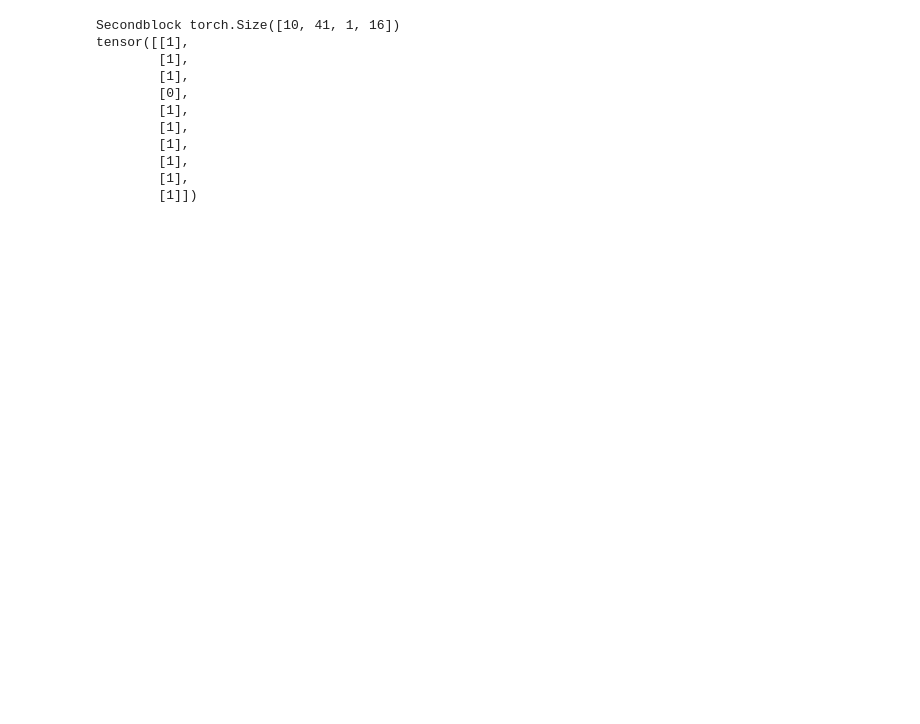
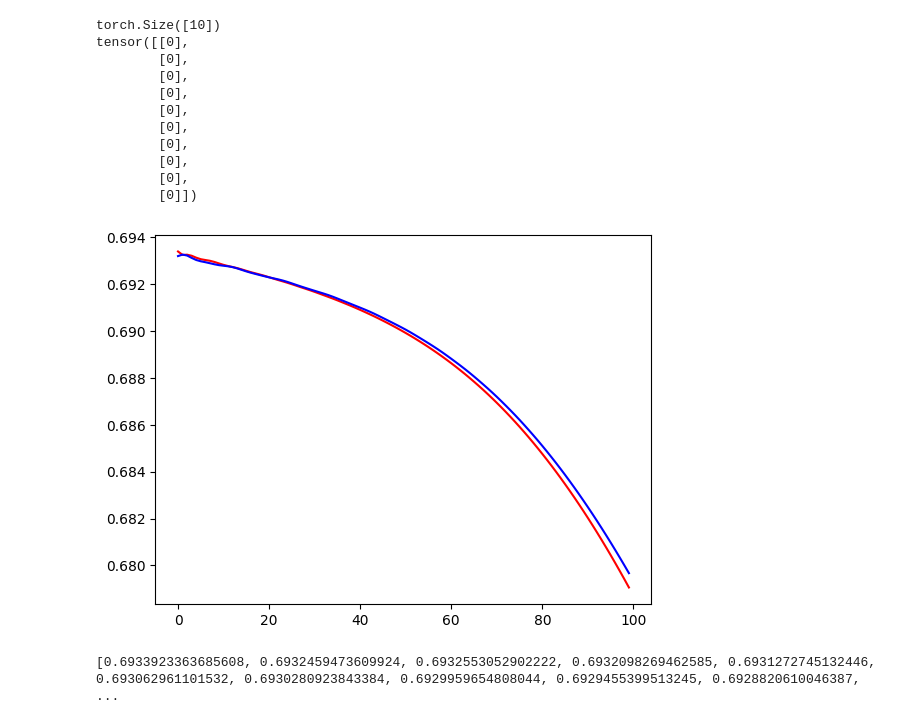
Before and after one commit to newzaungo3/Motorimagery_for_gamification, a Jupyter notebook: Single_net_2class.ipynb, the cells around one changed output. Saved outputs shown, nothing was run; the diff lists cells and outputs as text; code cells hidden in the pictures; blank space fills up the shorter version.

```diff
--- a/Single_net_2class.ipynb
+++ b/Single_net_2class.ipynb
@@ -209,7 +211,7 @@ class SingleNet(nn.Module):
         #flatter torch.Size([5216, 82])
         self.elu = nn.ELU()
         #elu torch.Size([5216, 82])
-        self.fully = nn.Linear(82,2)
+        self.fully = nn.Linear(205,2)
         #fully torch.Size([5216, 2])
 
 
@@ -247,12 +249,13 @@ model = SingleNet()
 from common import train
 
 lr = 1e-4
-n_epochs = 1
+n_epochs = 100
 patience = 100
 
 model.to(device=device)
 optimizer = optim.Adam(model.parameters(), lr=lr,weight_decay=1e-4)
+criterion = torch.nn.CrossEntropyLoss()
 
-train(model, loader_train, loader_valid, optimizer, n_epochs, patience, device)
+best_model,train_loss,valid_loss = train(model, loader_train, loader_valid, optimizer,criterion,n_epochs, patience, device)
 # %% [output]
 Starting epoch 1 / 100
@@ -302,19 +329,31 @@ Secondblock torch.Size([5216, 41, 1, 16])
 
 n_samples_test = 10
 y_test = torch.randint(0, 2, (n_samples_test,))
+print(y_test.shape)
 y_pred = model.forward(torch.randn(n_samples_test, 1, *epochs_data.shape[1:]))
-output = F.nll_loss(y_pred, y_test)
+output = F.cross_entropy(y_pred, y_test)
 _, top_class = y_pred.topk(1, dim=1)
 print(top_class)
 # %% [output]
-Secondblock torch.Size([10, 41, 1, 16])
-tensor([[1],
-        [1],
-        [1],
+torch.Size([10])
+tensor([[0],
         [0],
-        [1],
-        [1],
-        [1],
-        [1],
-        [1],
-        [1]])
+        [0],
+        [0],
+        [0],
+        [0],
+        [0],
+        [0],
+        [0],
+        [0]])
+# %%
+import matplotlib.pyplot as plt
+plt.plot(train_loss,'r')
+plt.plot(valid_loss,'b')
+plt.show()
+# %% [output]
+[figure, added]
+# %%
+print(train_loss)
+# %% [output]
+[0.6933923363685608, 0.6932459473609924, 0.6932553052902222, 0.6932098269462585, 0.6931272745132446, 0.693062961101532, 0.6930280923843384, 0.6929959654808044, 0.6929455399513245, 0.6928820610046387,  ...
```
Also changed, not shown: parts of 4 cells of this notebook, 6 other files.
